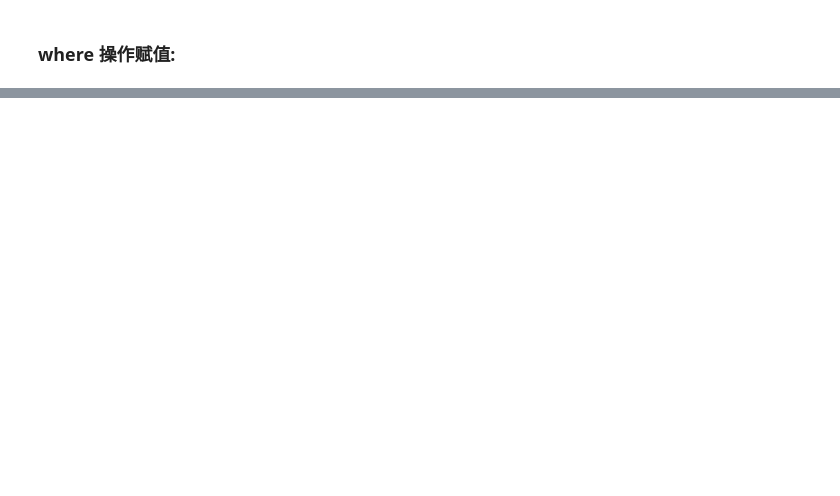
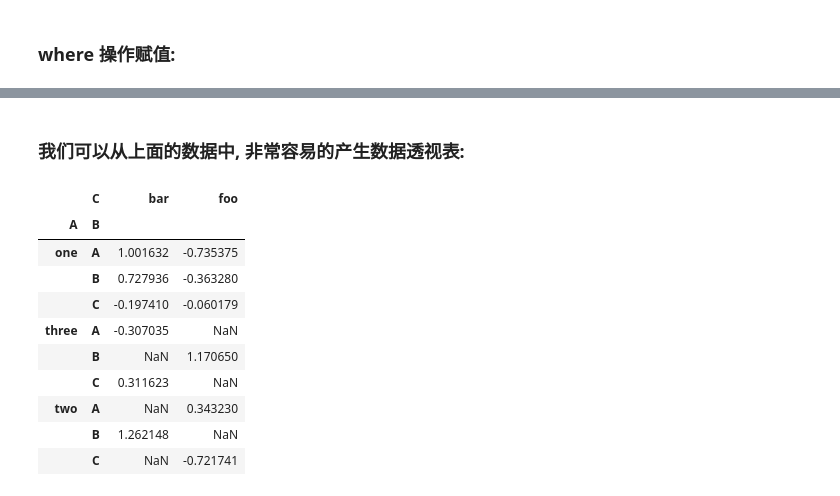
Before and after one commit to Sai628/jupyter-notebook, a Jupyter notebook: Python/pandas-tutorial.ipynb, the cells around one changed output, grey strips where cells are left out. Drawn from its saved outputs; the diff is of its cells as text; code cells hidden in the pictures; blank space fills up the shorter version.

```diff
--- a/Python/pandas-tutorial.ipynb
+++ b/Python/pandas-tutorial.ipynb
@@ -452,0 +895,6 @@ df2
+# %%
+df = pd.DataFrame({'A': ['one', 'one', 'two', 'three'] * 3,
+                   'B': ['A', 'B', 'C'] * 4,
+                   'C': ['foo', 'foo', 'foo', 'bar', 'bar', 'bar'] * 2,
+                   'D': np.random.randn(12),
+                   'E': np.random.randn(12)})
@@ -452,0 +917,16 @@ df2
+# %% [markdown]
+### 我们可以从上面的数据中, 非常容易的产生数据透视表:
+# %%
+pd.pivot_table(df, values='D', index=['A', 'B'], columns=['C'])
+# %% [output]
+|  | C | bar | foo |
+| A | B |  |  |
+| one | A | 1.001632 | -0.735375 |
+|  | B | 0.727936 | -0.363280 |
+|  | C | -0.197410 | -0.060179 |
+| three | A | -0.307035 | NaN |
+|  | B | NaN | 1.170650 |
+|  | C | 0.311623 | NaN |
+| two | A | NaN | 0.343230 |
+|  | B | 1.262148 | NaN |
+|  | C | NaN | -0.721741 |
```
Also changed, not shown: parts of 126 cells of this notebook.
